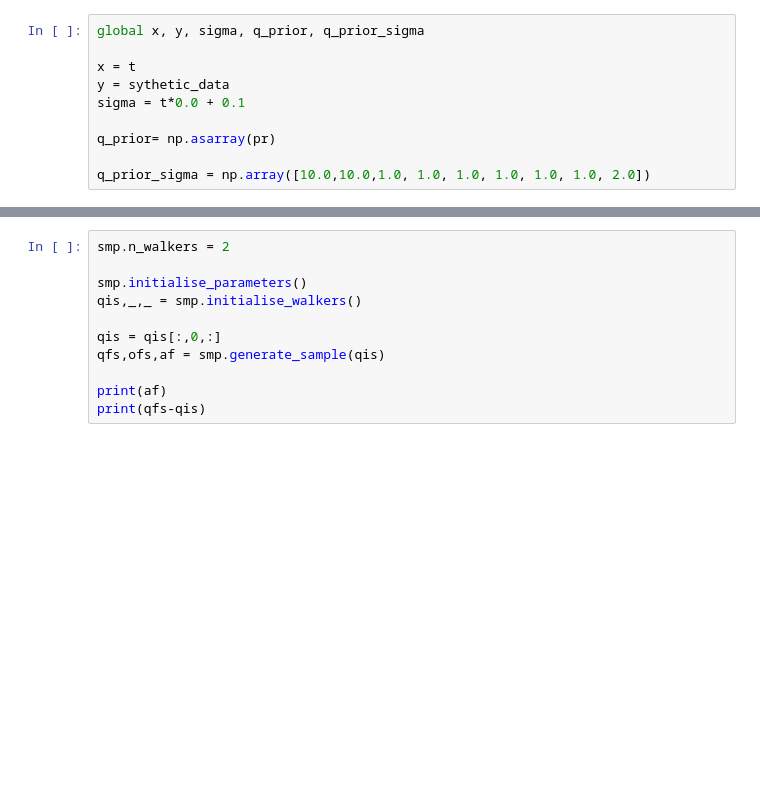
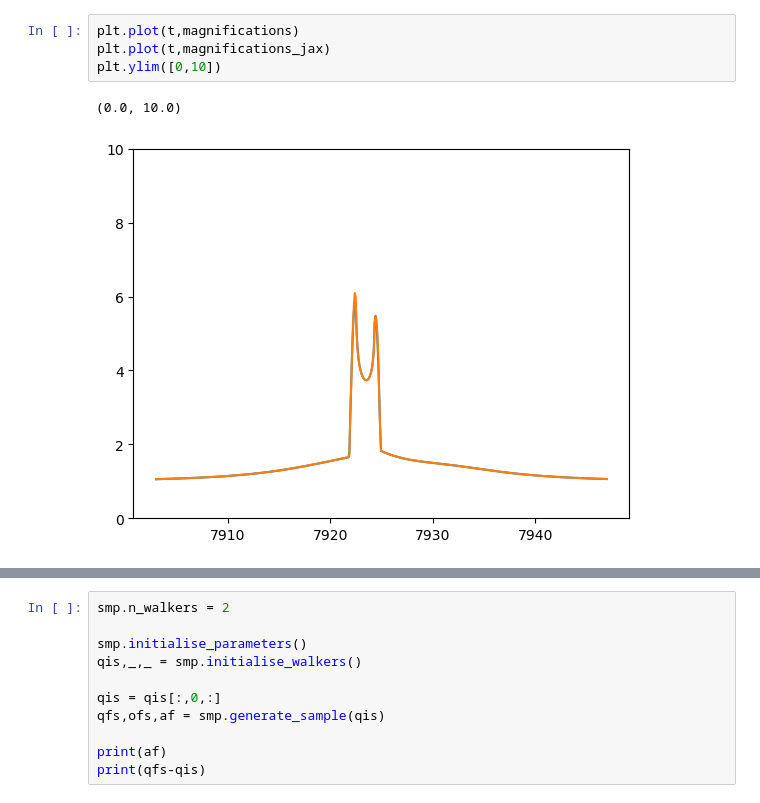
Before and after one commit to dylannpaterson/HMC, a Jupyter notebook: microlensing.ipynb, the cells around one changed output, grey strips where cells are left out. Drawn from its saved outputs; the diff is of its cells as text; blank space fills up the shorter version.

```diff
--- a/microlensing.ipynb
+++ b/microlensing.ipynb
@@ -67,10 +89,7 @@ plt.show()
-# %%
-global x, y, sigma, q_prior, q_prior_sigma
-
-x = t
-y = sythetic_data
-sigma = t*0.0 + 0.1
-
-q_prior= np.asarray(pr)
-
-q_prior_sigma = np.array([10.0,10.0,1.0, 1.0, 1.0, 1.0, 1.0, 1.0, 2.0])
+# %%
+plt.plot(t,magnifications)
+plt.plot(t,magnifications_jax)
+plt.ylim([0,10])
+# %% [output]
+(0.0, 10.0)
+[figure, added]
```
Also changed, not shown: parts of 8 cells of this notebook, 4 other files.
